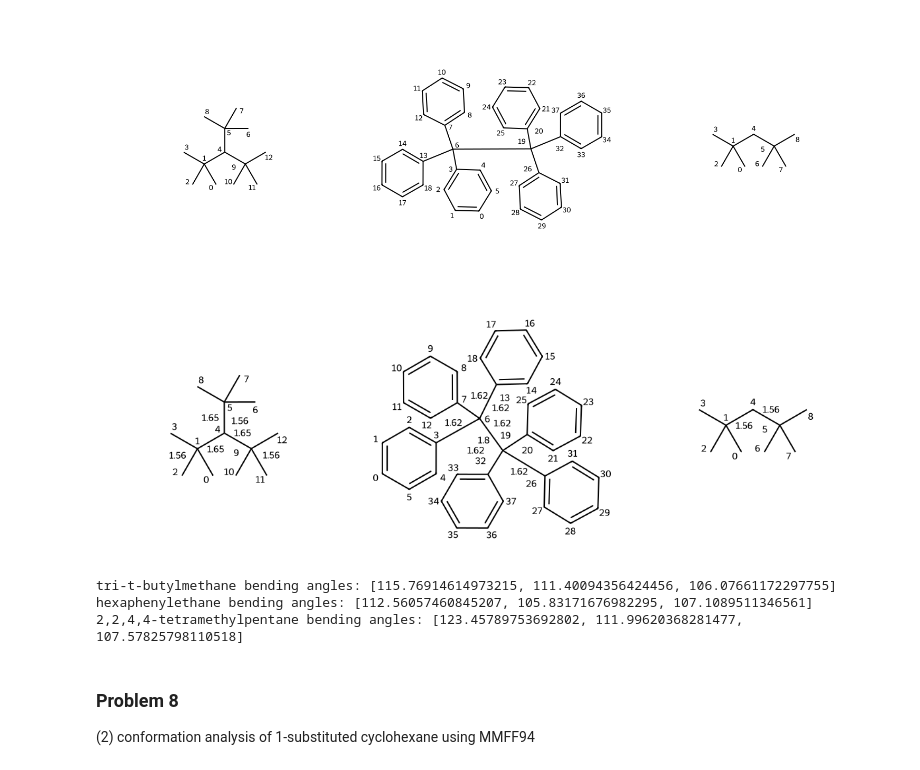
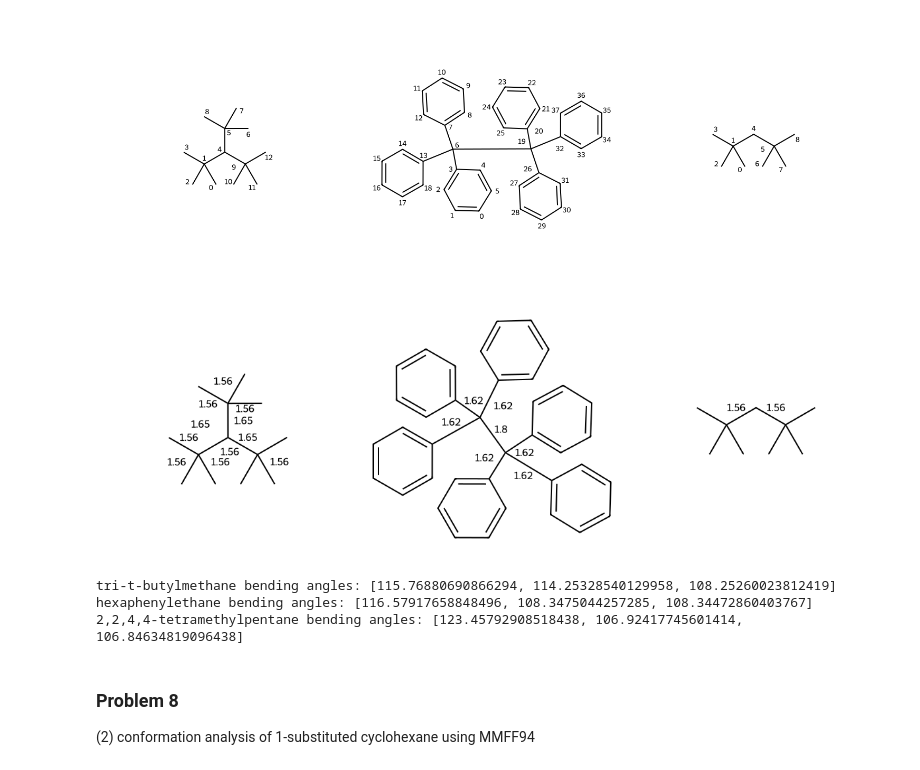
Before and after one commit to WentongZhou/CHEM_4880_CompChem_Assignments, a Jupyter notebook: assignment1_CHEM4880.ipynb, the cells around one changed output. Drawn from its saved outputs; the diff is of its cells as text; code cells hidden in the pictures.

```diff
--- a/assignment1.ipynb
+++ b/assignment1_CHEM4880.ipynb
@@ -81,38 +81,38 @@ img
 for i, m in enumerate(mols):
     # addHs
     m2d = m
-    # # clean atom index
-    # for atom in m.GetAtoms():
-    #     atom.ClearProp('atomNote')
+    # clean atom index
+    for atom in m.GetAtoms():
+        atom.ClearProp('atomNote')
     m = Chem.AddHs(m)
     Chem.AllChem.EmbedMolecule(m)
     Chem.AllChem.MMFFOptimizeMolecule(m)
     # export the optimized mol to a xyz file
     conf = m.GetConformer()
     bond_length,img_bl,bond_idx = [],[],[]
     for x in m.GetBonds():
         # get bond index
         # get atom name of begin and end atom
         begin_atom = x.GetBeginAtom().GetSymbol()
         end_atom = x.GetEndAtom().GetSymbol()
         if begin_atom == 'C' and end_atom == 'C':
             bond_idx.append(x.GetIdx())
             bl = Chem.rdMolTransforms.GetBondLength(conf,x.GetBeginAtomIdx(),x.GetEndAtomIdx())
             bond_length.append(bl)
             img_bl.append(str(round(bl,2)))
     mols[i] = m2d
     d = rdMolDraw2D.MolDraw2DCairo(500,500)
     rdDepictor.Compute2DCoords(m2d)
     for n in range(len(img_bl)):
         if float(img_bl[n]) > 1.55:
             m2d.GetBondWithIdx(bond_idx[n]).SetProp('bondNote', img_bl[n])
 
     d.DrawMolecule(m2d)
     d.FinishDrawing()
 img = Draw.MolsToGridImage(mols, molsPerRow=3, subImgSize=(400,400))
 img
 # %% [output]
-[figure, old version]
+[figure, new version]
 # %%
 #function to get bending angles
 def bend_angle(smile,*args):
@@ -140,9 +140,9 @@ args = [(1,4,5),(4,5,8),(0,1,2)]
 angles3 = bend_angle(smiles[2],*args)
 print(f'2,2,4,4-tetramethylpentane bending angles: {angles3}')
 # %% [output]
-tri-t-butylmethane bending angles: [115.76914614973215, 111.40094356424456, 106.07661172297755]
-hexaphenylethane bending angles: [112.56057460845207, 105.83171676982295, 107.1089511346561]
-2,2,4,4-tetramethylpentane bending angles: [123.45789753692802, 111.99620368281477, 107.57825798110518]
+tri-t-butylmethane bending angles: [115.76880690866294, 114.25328540129958, 108.25260023812419]
+hexaphenylethane bending angles: [116.57917658848496, 108.3475044257285, 108.34472860403767]
+2,2,4,4-tetramethylpentane bending angles: [123.45792908518438, 106.92417745601414, 106.84634819096438]
 # %% [markdown]
 ### Problem 8
 (2) conformation analysis of 1-substituted cyclohexane using MMFF94
```
Also changed, not shown: parts of 1 cell of this notebook, 1 other file.
